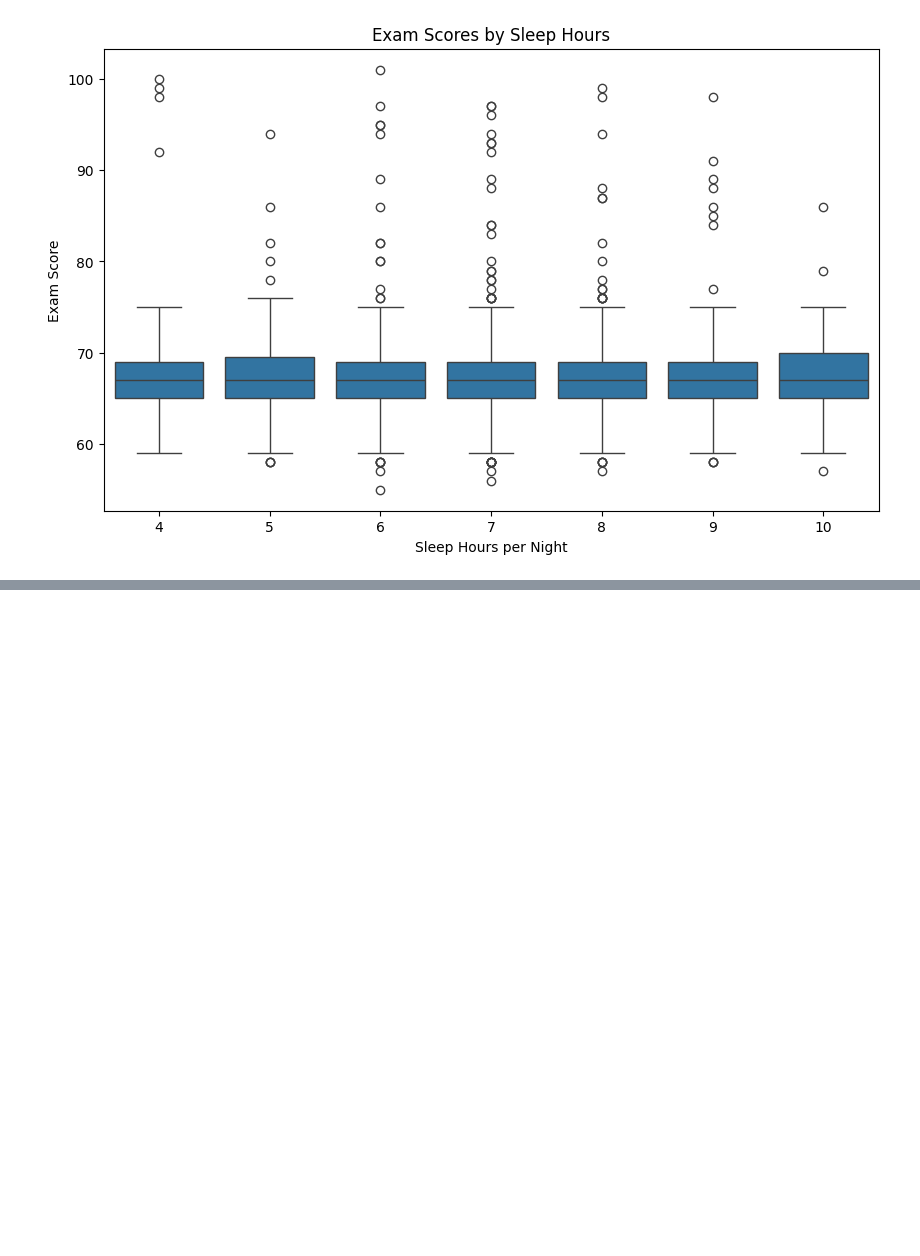
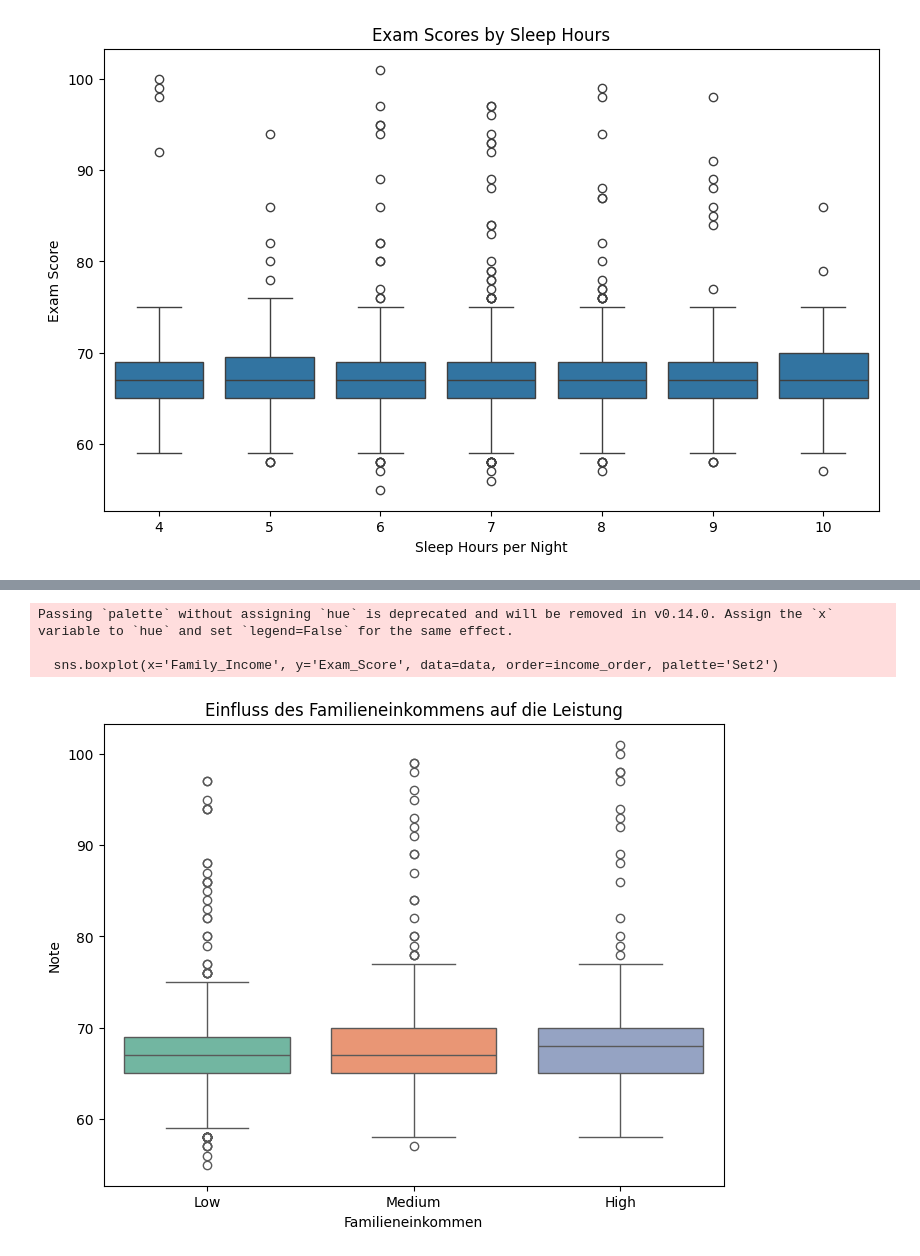
Before and after one commit to dhbw-ma-ppp/ppp-2025, a Jupyter notebook: Exercises/student_performance_factors_J,M,F/visualisation.ipynb, the cells around one changed output, grey strips where cells are left out. Cells and saved outputs as stored; diff of their text form; code cells hidden in the pictures; blank space fills up the shorter version.

```diff
--- a/Exercises/student_performance_factors_J,M,F/visualisation.ipynb
+++ b/Exercises/student_performance_factors_J,M,F/visualisation.ipynb
@@ -104,0 +113,14 @@ plt.show()
+# %%
+plt.figure(figsize=(8, 6))
+# Wichtig: Reihenfolge festlegen, damit 'Low' links und 'High' rechts ist
+income_order = ['Low', 'Medium', 'High']
+sns.boxplot(x='Family_Income', y='Exam_Score', data=data, order=income_order, palette='Set2')
+plt.title('Einfluss des Familieneinkommens auf die Leistung')
+plt.xlabel('Familieneinkommen')
+plt.ylabel('Note')
+plt.show()
+# %% [output]
+Passing `palette` without assigning `hue` is deprecated and will be removed in v0.14.0. Assign the `x` variable to `hue` and set `legend=False` for the same effect.
+
+  sns.boxplot(x='Family_Income', y='Exam_Score', data=data, order=income_order, palette='Set2')
+[figure, added]
```
Also changed, not shown: parts of 7 cells of this notebook.
